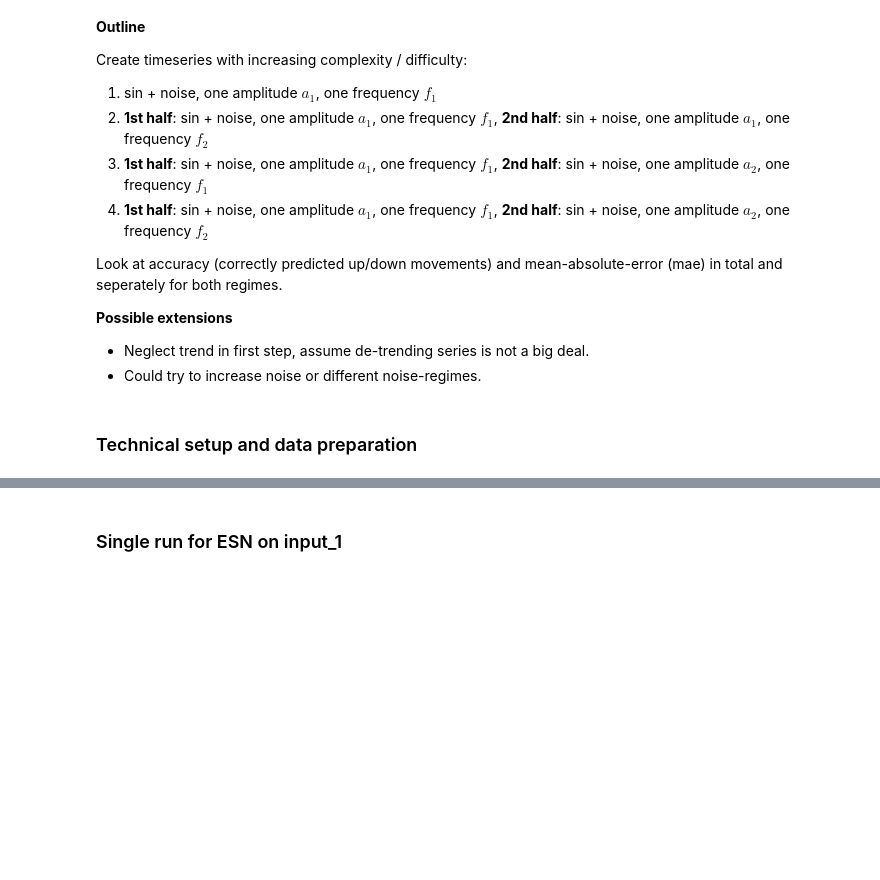
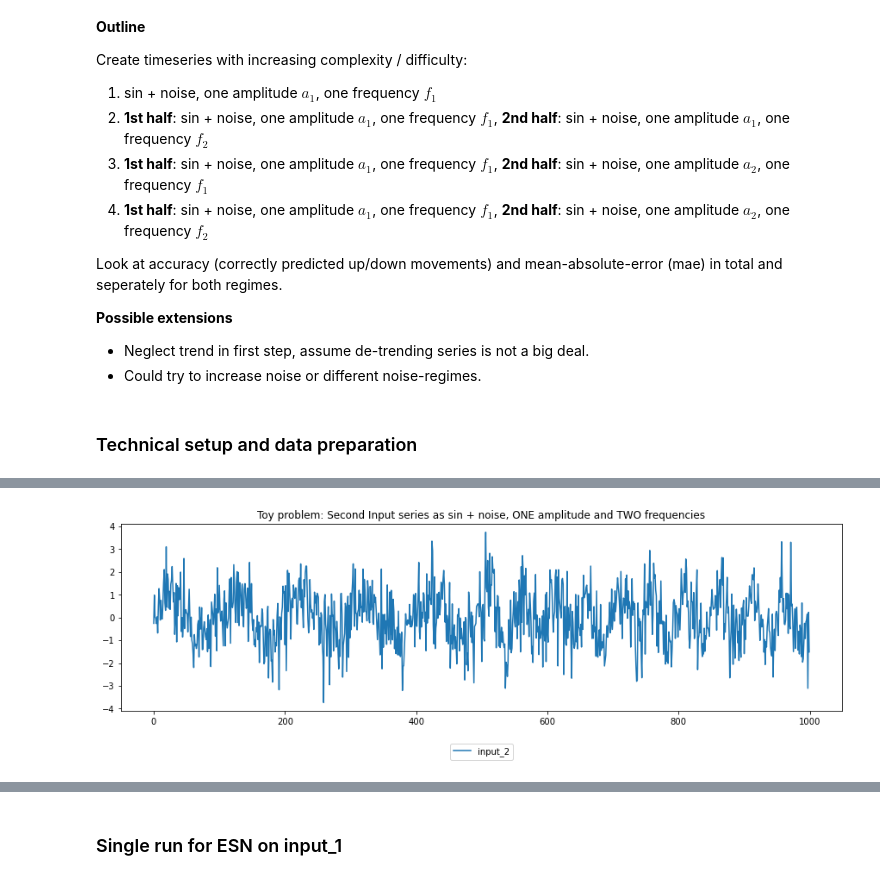
Before and after one commit to MarcoLandtHayen/EchoStateNetworks, a Jupyter notebook: notebooks/ESN_exp02.ipynb, the cells around one changed output, grey strips where cells are left out. Saved outputs shown, nothing was run; the diff lists cells and outputs as text; code cells hidden in the pictures; blank space fills up the shorter version.

```diff
--- a/notebooks/ESN_exp02.ipynb
+++ b/notebooks/ESN_exp02.ipynb
@@ -56 +57,15 @@ n1 = 1
 input_1 = a1 * np.sin(f1 * t) + np.random.normal(0, n1, n_)
+# %%
+# Create input_2:
+# 1st half: sin + noise, one amplitude a_1, one frequency f_1,
+# 2nd half: sin + noise, one amplitude a_1, one frequency f_2
+
+# Set the one amplitude a1, and two base frequencies f1 and f2
+a1 = 1
+f1 = 1
+f2 = 2
+
+# Set up sin with different frequencies for 1st and 2nd half of timeline t, respectively.
+# Add noise with same noise parameter over the whole timeline with np.random.normal(mean, std, numsteps).
+input_2_raw = np.concatenate((a1 * np.sin(f1 * t[:int(n_ / 2)]), a1 * np.sin(f2 * t[int(n_ / 2):])))
+input_2 = np.concatenate((a1 * np.sin(f1 * t[:int(n_ / 2)]), a1 * np.sin(f2 * t[int(n_ / 2):]))) + np.random.normal(0, n1, n_)
@@ -65,0 +110,9 @@ plt.show()
+# %%
+# Plot 2nd input series
+plt.figure(figsize=(15, 4))
+plt.plot(range(len(input_2)), input_2, label='input_2')
+plt.legend(loc='upper center', bbox_to_anchor=(0.5, -0.15), fancybox=True, shadow=False, ncol=2)
+plt.title('Toy problem: Second Input series as sin + noise, ONE amplitude and TWO frequencies')
+plt.show()
+# %% [output]
+[figure, added]
```
Also changed, not shown: parts of 67 cells of this notebook, 2 other files.
